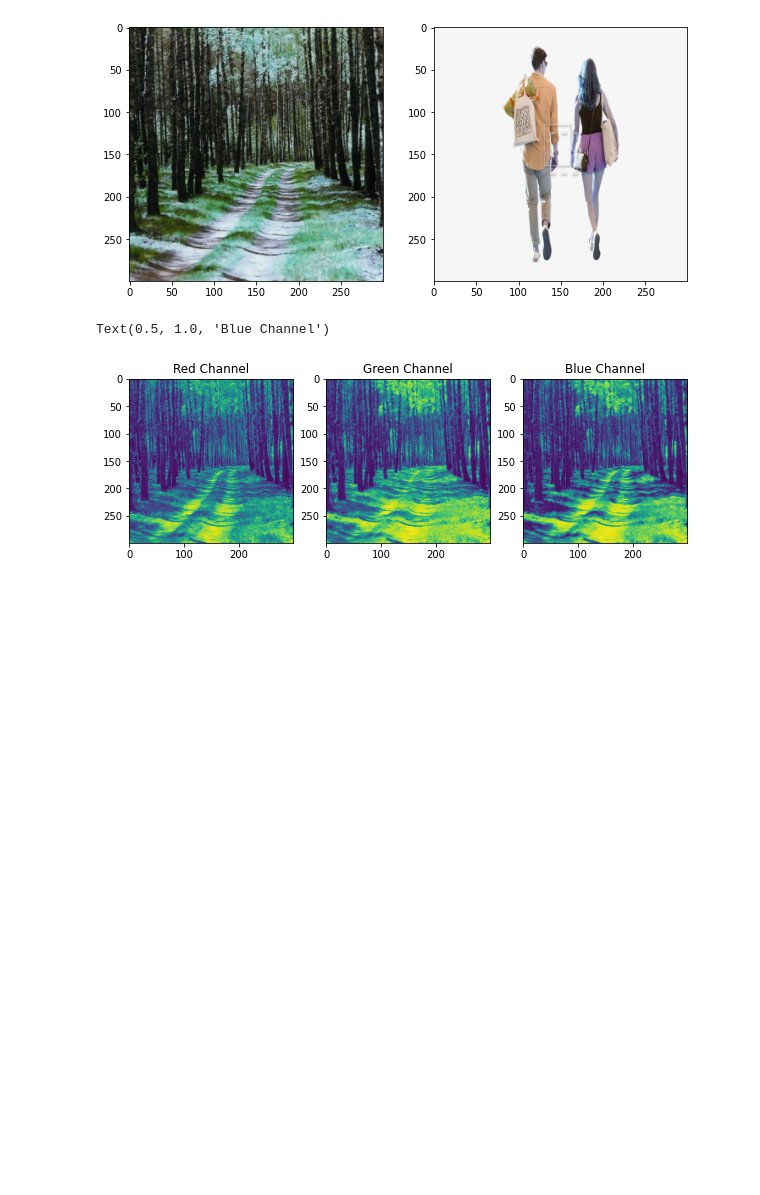
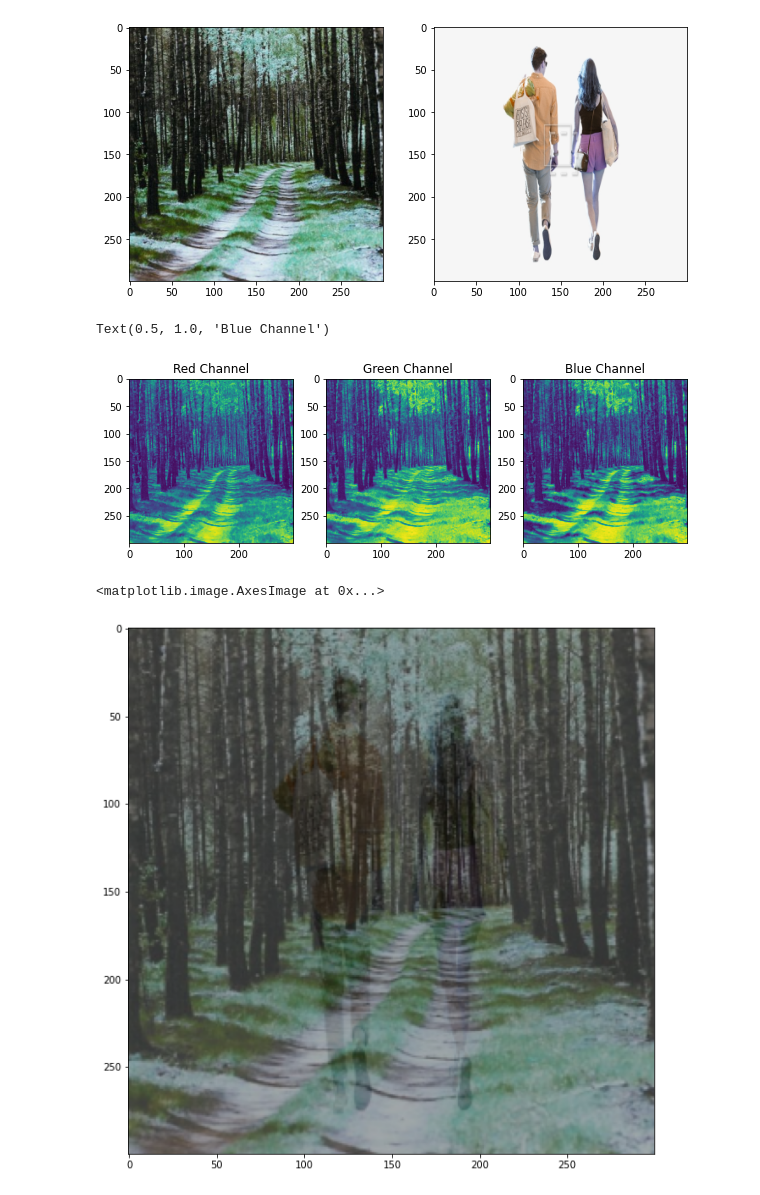
Before and after one commit to AkiaBurnett/Basic-Python, a Jupyter notebook: image_data_anaylsis.ipynb, the cells around one changed output. Cells and saved outputs as stored; diff of their text form; code cells hidden in the pictures; blank space fills up the shorter version.

```diff
--- a/image_data_anaylsis.ipynb
+++ b/image_data_anaylsis.ipynb
@@ -45,3 +45,11 @@ plt.gca().set_title("Blue Channel")
 # %% [output]
 Text(0.5, 1.0, 'Blue Channel')
 [figure]
+# %%
+#combining images with a addWeight
+dst = cv2.addWeighted(img2_reshaped,0.2,img1_reshaped,0.5,0.1) #decimal numbers is the contrast
+plt.figure(figsize=(10,10))
+plt.imshow(dst)
+# %% [output]
+<matplotlib.image.AxesImage at 0x...>
+[figure, added]
```
Also changed, not shown: parts of 8 cells of this notebook.
